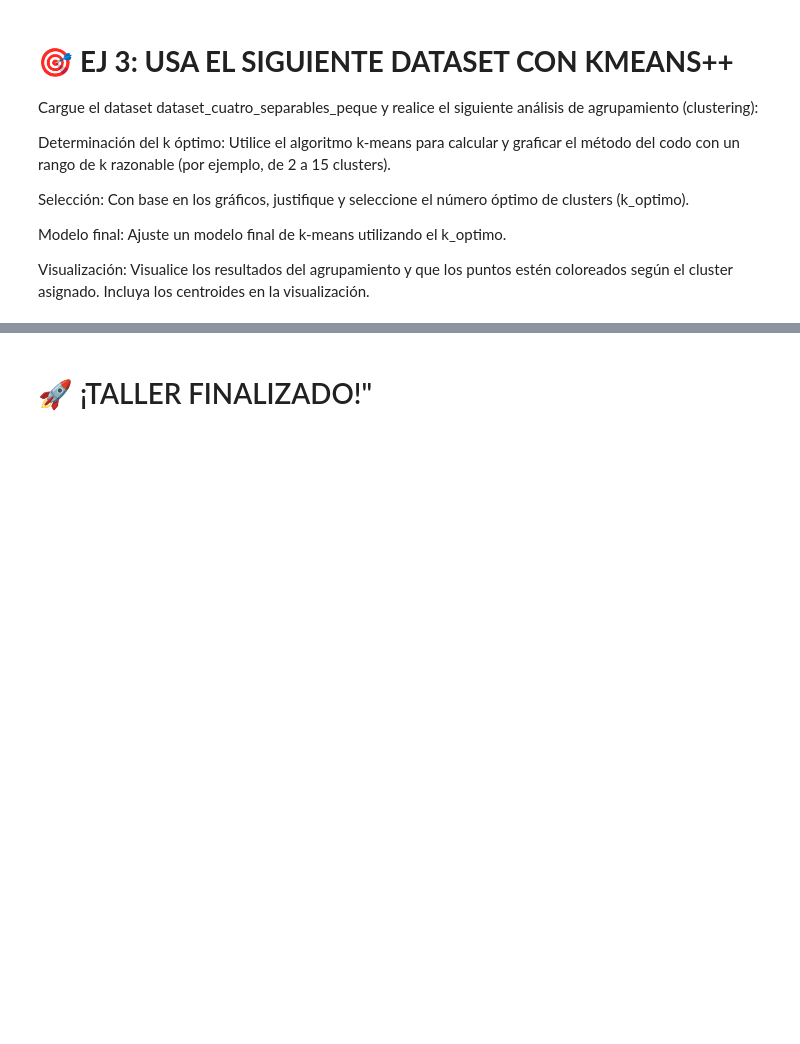
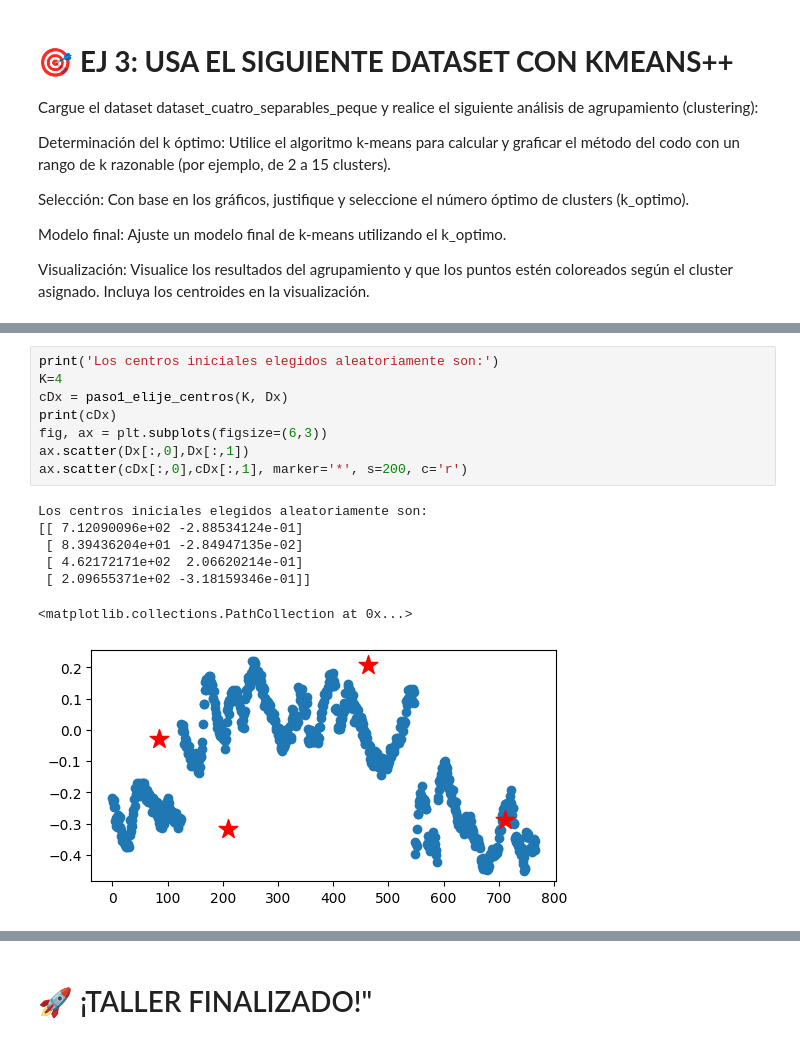
Before and after one commit to SandraNavarrete-docente/aprendizaje-automatico-252601, a Jupyter notebook: 04-MODELOS-NO-SUPERVISADOS/4_3_Métodos_de_clustering_basados_en_particiones_V2.ipynb, the cells around one changed output, grey strips where cells are left out. Saved outputs shown, nothing was run; the diff lists cells and outputs as text; blank space fills up the shorter version.

```diff
--- a/04-MODELOS-NO-SUPERVISADOS/4_3_Métodos_de_clustering_basados_en_particiones_V2.ipynb
+++ b/04-MODELOS-NO-SUPERVISADOS/4_3_Métodos_de_clustering_basados_en_particiones_V2.ipynb
@@ -311,0 +342,16 @@ ax.scatter(Dx[:,0],Dx[:,1], c=Dy)
+# %%
+print('Los centros iniciales elegidos aleatoriamente son:')
+K=4
+cDx = paso1_elije_centros(K, Dx)
+print(cDx)
+fig, ax = plt.subplots(figsize=(6,3))
+ax.scatter(Dx[:,0],Dx[:,1])
+ax.scatter(cDx[:,0],cDx[:,1], marker='*', s=200, c='r')
+# %% [output]
+Los centros iniciales elegidos aleatoriamente son:
+[[ 7.12090096e+02 -2.88534124e-01]
+ [ 8.39436204e+01 -2.84947135e-02]
+ [ 4.62172171e+02  2.06620214e-01]
+ [ 2.09655371e+02 -3.18159346e-01]]
+<matplotlib.collections.PathCollection at 0x...>
+[figure, added]
```
Also changed, not shown: parts of 23 cells of this notebook.
